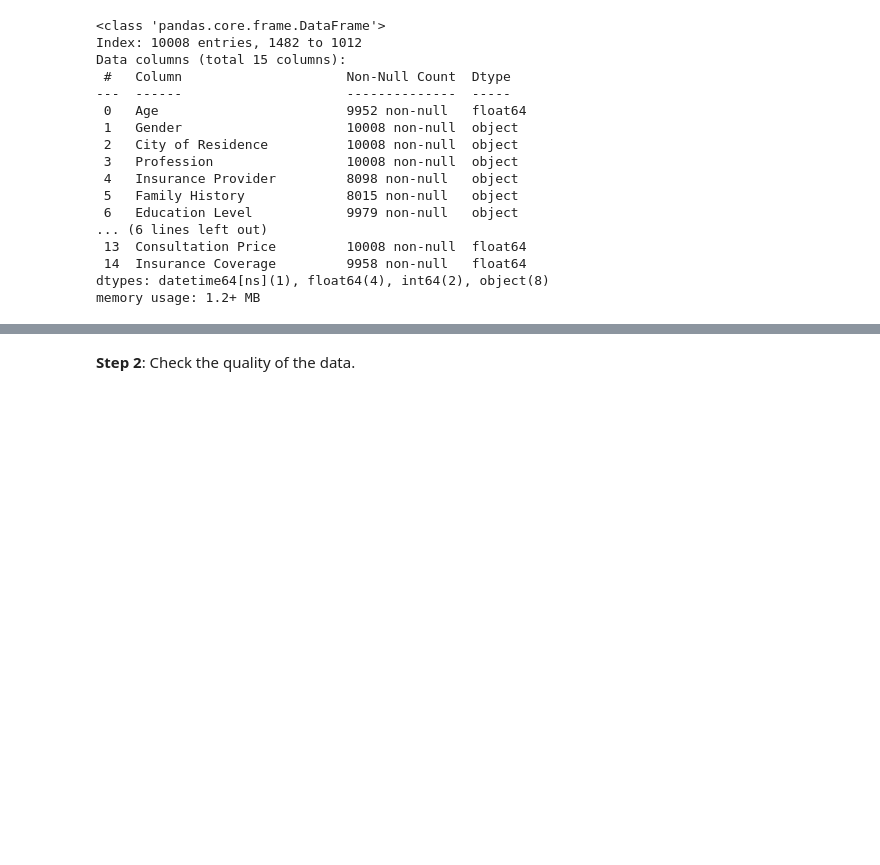
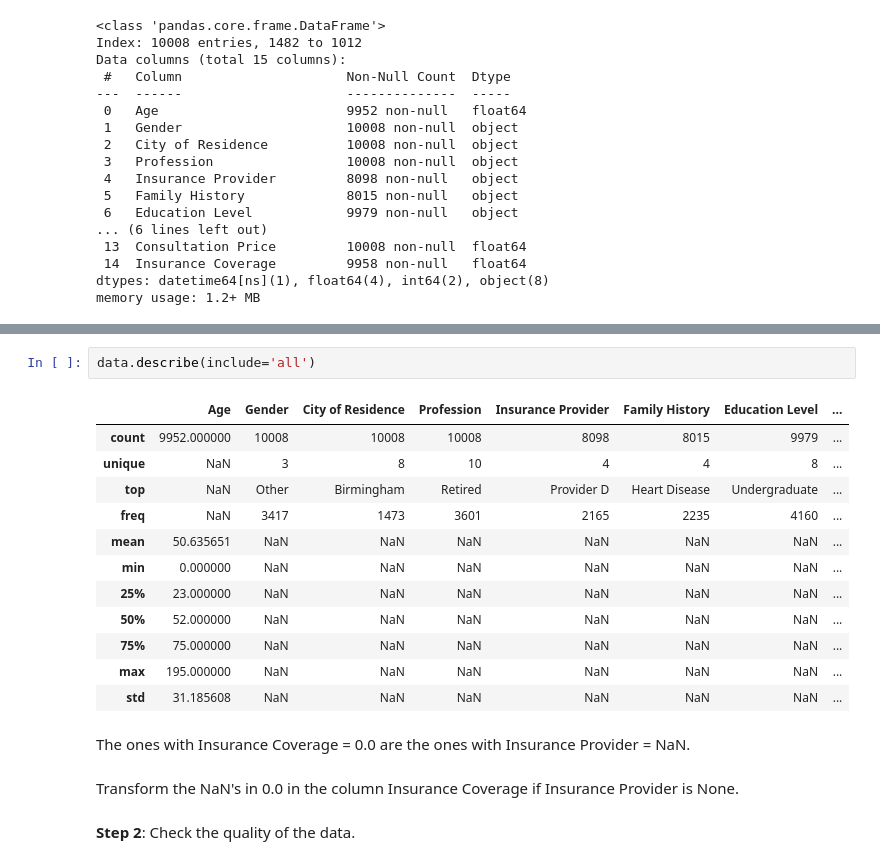
Before and after one commit to amdbsilva/pre-processing, a Jupyter notebook: projeto de datapreprocessing.ipynb, the cells around one changed output, grey strips where cells are left out. Saved outputs shown, nothing was run; the diff lists cells and outputs as text; blank space fills up the shorter version.

```diff
--- a/projeto de datapreprocessing.ipynb
+++ b/projeto de datapreprocessing.ipynb
@@ -47,3 +67,22 @@ memory usage: 1.2+ MB
+# %%
+data.describe(include='all')
+# %% [output]
+|  | Age | Gender | City of Residence | Profession | Insurance Provider | Family History | Education Level | ... |
+| count | 9952.000000 | 10008 | 10008 | 10008 | 8098 | 8015 | 9979 | ... |
+| unique | NaN | 3 | 8 | 10 | 4 | 4 | 8 | ... |
+| top | NaN | Other | Birmingham | Retired | Provider D | Heart Disease | Undergraduate | ... |
+| freq | NaN | 3417 | 1473 | 3601 | 2165 | 2235 | 4160 | ... |
+| mean | 50.635651 | NaN | NaN | NaN | NaN | NaN | NaN | ... |
+| min | 0.000000 | NaN | NaN | NaN | NaN | NaN | NaN | ... |
+| 25% | 23.000000 | NaN | NaN | NaN | NaN | NaN | NaN | ... |
+| 50% | 52.000000 | NaN | NaN | NaN | NaN | NaN | NaN | ... |
+| 75% | 75.000000 | NaN | NaN | NaN | NaN | NaN | NaN | ... |
+| max | 195.000000 | NaN | NaN | NaN | NaN | NaN | NaN | ... |
+| std | 31.185608 | NaN | NaN | NaN | NaN | NaN | NaN | ... |
+# %% [markdown]
+The ones with Insurance Coverage = 0.0 are the ones with Insurance Provider = NaN.
+# %% [markdown]
+Transform the NaN's in 0.0 in the column Insurance Coverage if Insurance Provider is None.
 # %% [markdown]
 **Step 2**: Check the quality of the data.
 # %%
```
Also changed, not shown: parts of 18 cells of this notebook.
